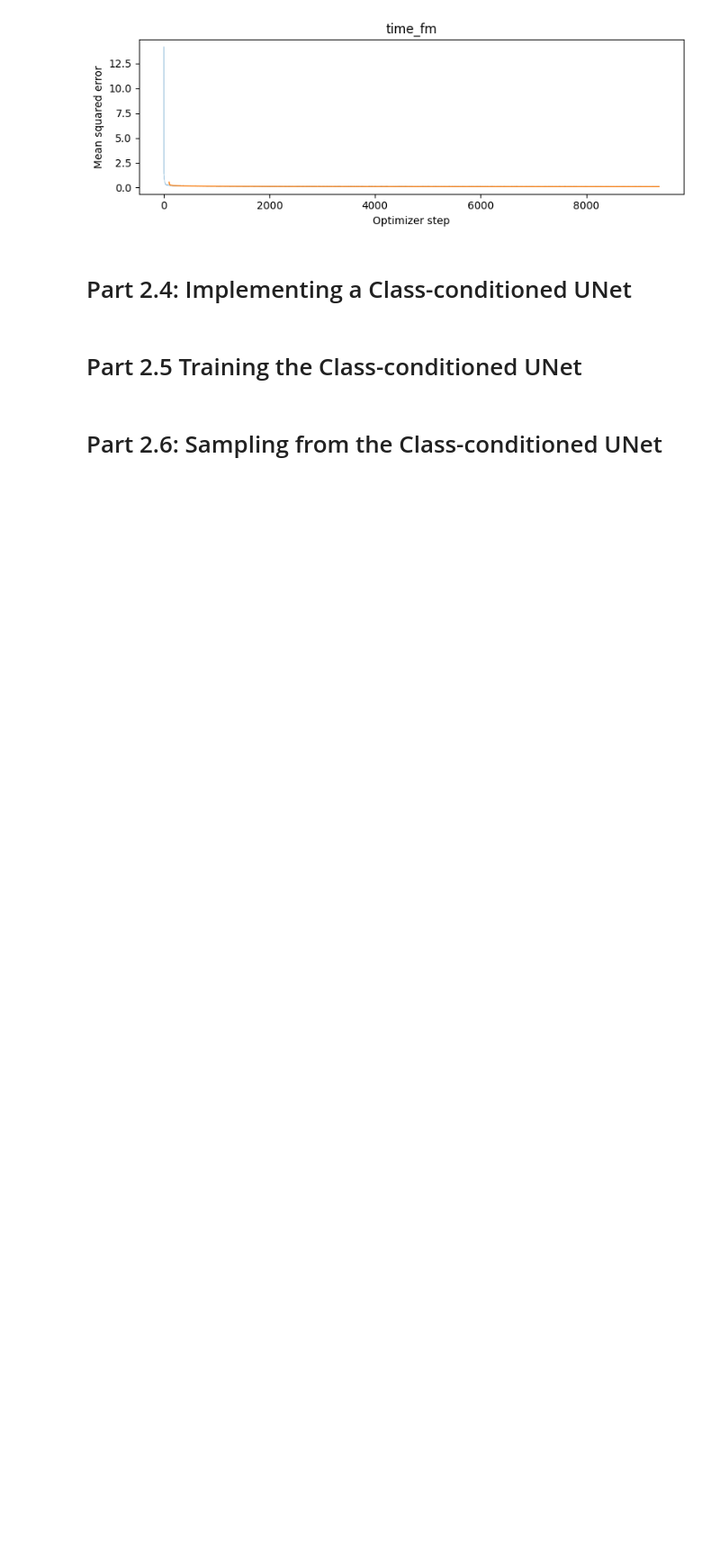
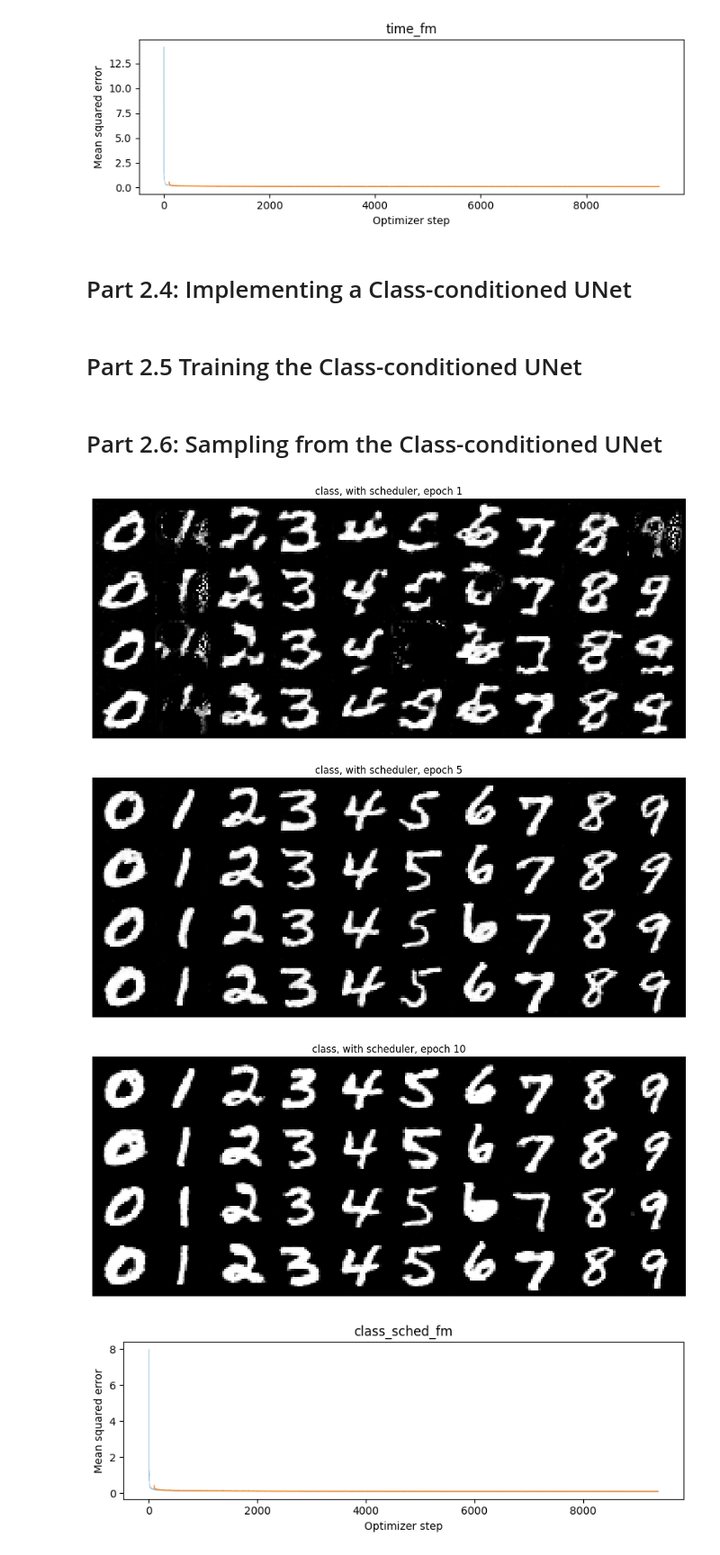
Before and after one commit to Bobby202608/UCB-CS180-Projects, a Jupyter notebook: Project 3/code/Part B/partb.ipynb, the cells around one changed output. Shown at 90% size. Drawn from its saved outputs; the diff is of its cells as text; code cells hidden in the pictures; blank space fills up the shorter version.

```diff
--- a/Project 3/code/Part B/partb.ipynb
+++ b/Project 3/code/Part B/partb.ipynb
@@ -523,7 +523,7 @@ class TimeConditionalUNet(nn.Module):
     def forward(
         self,
         x: torch.Tensor,
-        t: torch.Tensor,
+        t: torch.Tensor
     ) -> torch.Tensor:
         """
         Args:
@@ -835,7 +906,7 @@ class ClassConditionalFM(nn.Module):
             (,) loss.
         """
         return class_fm_forward(
-            self.unet, x, c, self.p_uncond, self.num_ts
+            self.unet, x, c, self.p_uncond
         )
 
     @torch.inference_mode()
@@ -866,0 +927,62 @@ raise NotImplementedError('Implement sampling and comparison')
+# %%
+# Train a fresh class-conditioned D=64 UNet for 10 epochs, batch size 64,
+# Adam initial lr=1e-2, class dropout probability .1, exponential gamma=.1**(1/10).
+# Save checkpoints at epochs 1,5,10. Then train an independent no-scheduler
+# comparison; choose/document a constant learning rate and compare results.
+
+# At epochs 1,5,10, generate four instances of each digit (40 images),
+# with 300 Euler steps and guidance scale 5.0. Keep seeds fixed for comparisons.
+# Also visualize the no-scheduler model and describe the tradeoff.
+
+# a. with scheduler
+unet = ClassConditionalUNet(1, 10, hidden_dim)
+model = ClassConditionalFM(unet).to(device)
+optimizer = torch.optim.Adam(model.parameters(), lr=learning_rate)
+scheduler = torch.optim.lr_scheduler.ExponentialLR(optimizer, gamma=0.1 ** (1 / num_epochs))
+
+train_losses = []
+
+for epoch in range(num_epochs):
+    model.train()
+
+    for i, (images, labels) in enumerate(tqdm(train_loader)):
+        loss = model(images.to(device), labels.to(device))
+        optimizer.zero_grad()
+        loss.backward()
+        optimizer.step()
+
+        train_losses.append(loss.item())
+
+    scheduler.step()
+
+    # Sample 4 results of each digit on the test set after the 1st, 5th and 10th epochs
+    if epoch in (0, 4, 9):
+        with torch.no_grad():
+            model.eval()
+
+            results = torch.cat([
+                model.sample(
+                    c=torch.tensor([i % 10], device=device),
+                    img_wh=(28, 28),
+                    seed=SEED + i
+                )
+                for i in range(40)
+            ], dim=0)  # (40, 1, 28, 28)
+
+            show_grid(
+                results,
+                title=f"class, with scheduler, epoch {epoch + 1}",
+                filename=f"class_sched_epoch_{epoch + 1}.png",
+                nrow=10
+            )
+
+# Visualize training curve
+if not train_losses:
+    raise ValueError("Please run the training loop first to record train_losses.")
+
+loss_plot(train_losses, "class_sched_fm")
+# %% [output]
+[figure, added]
+[figure, added]
+[figure, added]
+[figure, added]
```
Also changed, not shown: parts of 7 cells of this notebook.
